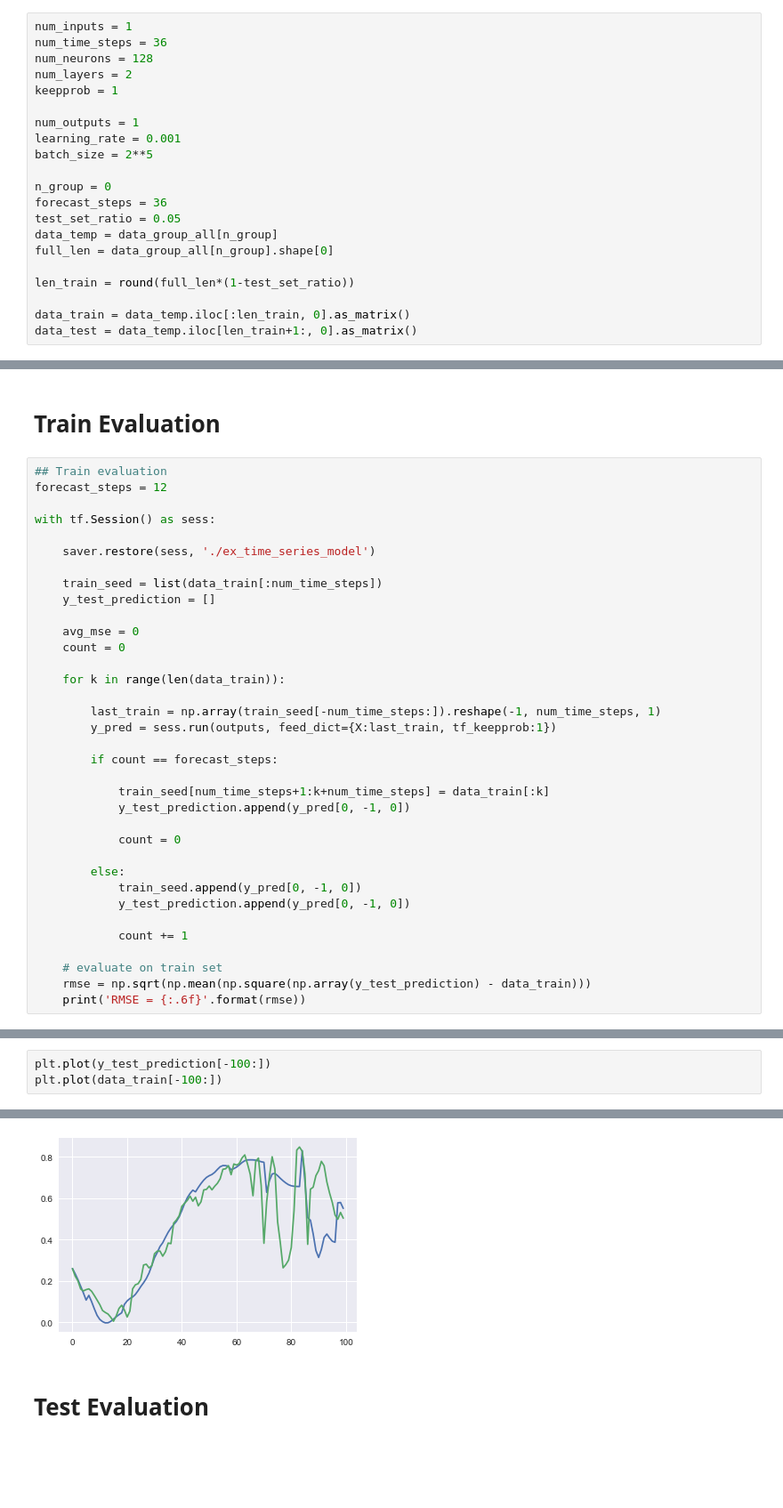
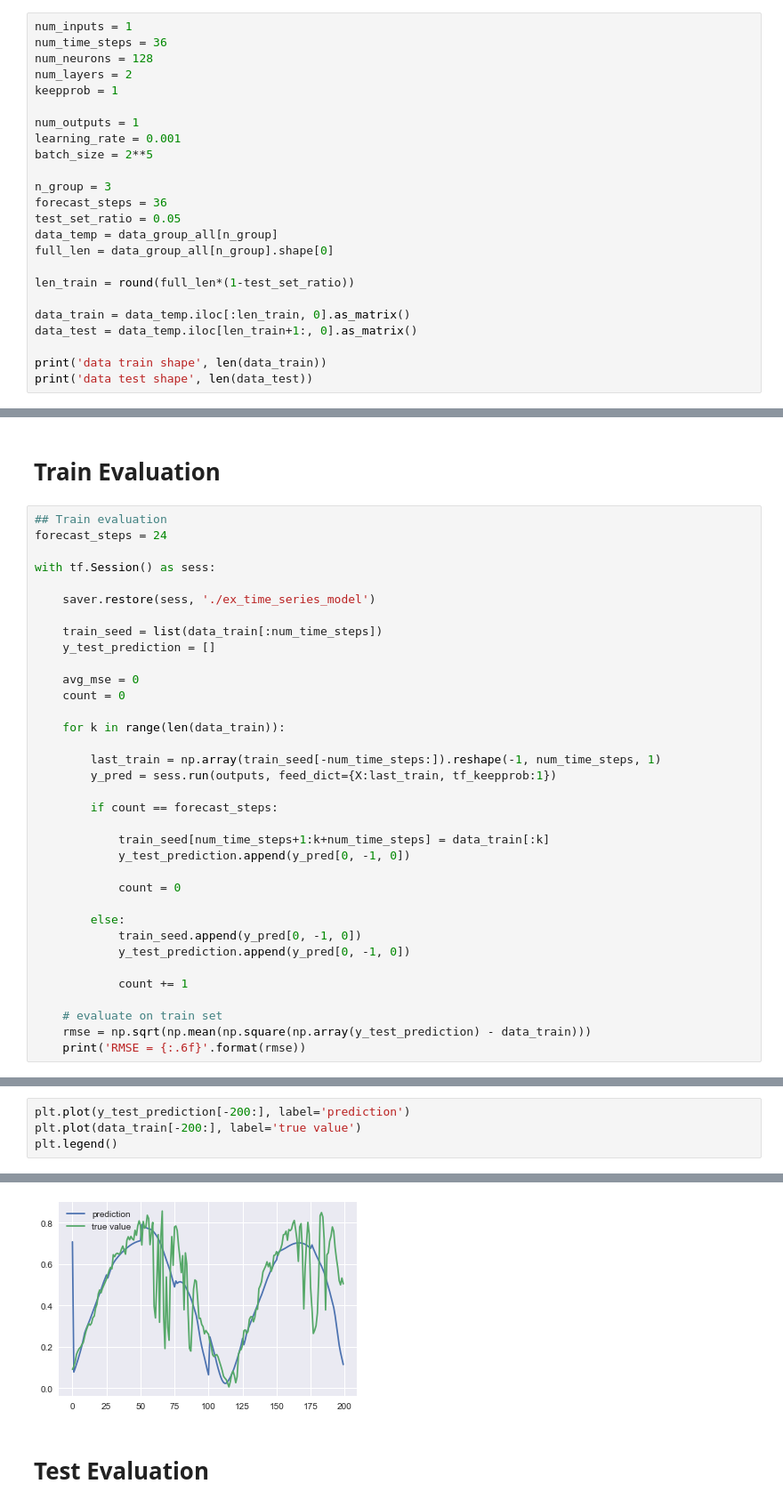
Before and after one commit to thai2net/SolarRoofProject, a Jupyter notebook: Data Analysis/Solar Roof Forecast using LSTM.ipynb, the cells around one changed output, grey strips where cells are left out. Shown at 89% size. Drawn from its saved outputs; the diff is of its cells as text; blank space fills up the shorter version.

```diff
--- a/Data Analysis/Solar Roof Forecast using LSTM.ipynb
+++ b/Data Analysis/Solar Roof Forecast using LSTM.ipynb
@@ -451,7 +451,7 @@ num_outputs = 1
 learning_rate = 0.001
 batch_size = 2**5
 
-n_group = 0
+n_group = 3
 forecast_steps = 36
 test_set_ratio = 0.05
 data_temp = data_group_all[n_group]
@@ -461,3 +461,6 @@ len_train = round(full_len*(1-test_set_ratio))
 
 data_train = data_temp.iloc[:len_train, 0].as_matrix()
 data_test = data_temp.iloc[len_train+1:, 0].as_matrix()
+
+print('data train shape', len(data_train))
+print('data test shape', len(data_test))
@@ -546,7 +552,7 @@ epoch:  19      MSE = 0.000295
 # Train Evaluation
 # %%
 ## Train evaluation
-forecast_steps = 12
+forecast_steps = 24
 
 with tf.Session() as sess:
 
@@ -585,4 +591,5 @@ RMSE = 0.229316
 # %%
-plt.plot(y_test_prediction[-100:])
-plt.plot(data_train[-100:])
+plt.plot(y_test_prediction[-200:], label='prediction')
+plt.plot(data_train[-200:], label='true value')
+plt.legend()
 # %% [output]
@@ -590,4 +597,4 @@ plt.plot(data_train[-100:])
-[figure, old version]
+[figure, new version]
 # %% [markdown]
 # Test Evaluation
 # %%
```
Also changed, not shown: parts of 10 cells of this notebook, 23 other files.
